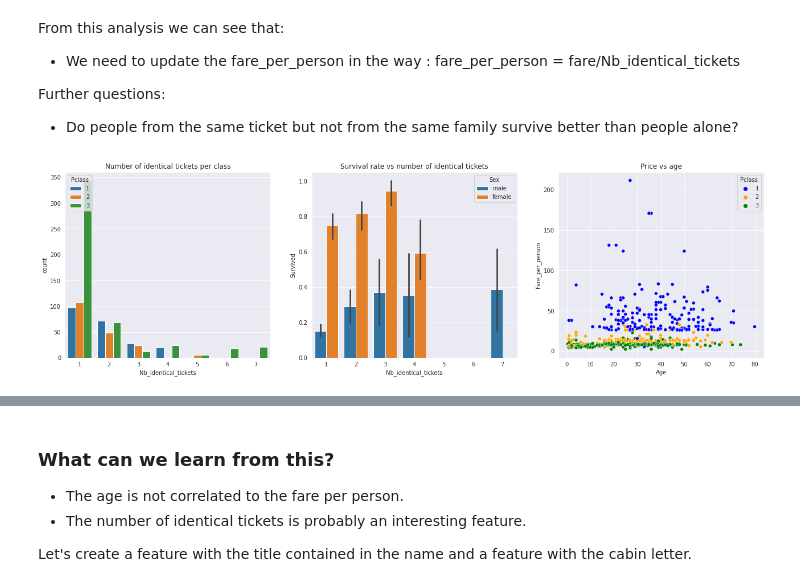
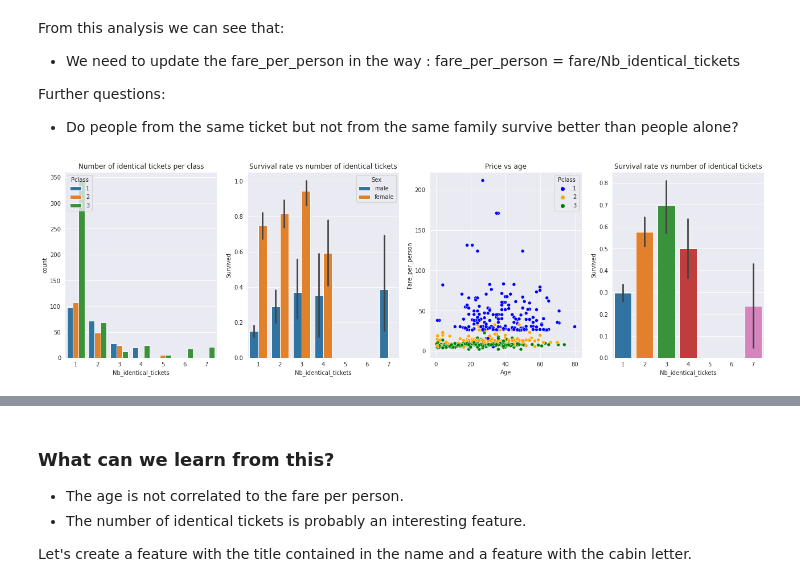
Before and after one commit to max-lutz/Kaggle_competitions, a Jupyter notebook: titanic-survival-prediction.ipynb, the cells around one changed output, grey strips where cells are left out. Drawn from its saved outputs; the diff is of its cells as text; code cells hidden in the pictures.

```diff
--- a/titanic-survival-prediction.ipynb
+++ b/titanic-survival-prediction.ipynb
@@ -408,18 +420,20 @@ Further questions:
 # %%
 for pclass in df['Pclass'].unique():
     df.loc[(df['Fare'] == 0) & (df['Pclass'] == pclass), 'Fare'] = df.loc[df['Pclass'] == pclass]['Fare'].median()
 df['Fare_per_person'] = df['Fare']/df['Nb_identical_tickets']
 
 
-fig, ax = plt.subplots(1,3, figsize=(22,6))
+fig, ax = plt.subplots(1,4, figsize=(22,6))
 sns.countplot(x="Nb_identical_tickets", hue="Pclass", data=df, ax=ax[0])
 ax[0].set_title('Number of identical tickets per class');
 sns.barplot(x="Nb_identical_tickets", y="Survived", hue="Sex", data=df, ax=ax[1])
 ax[1].set_title('Survival rate vs number of identical tickets');
 sns.scatterplot(x="Age", y="Fare_per_person", hue="Pclass", data=df, ax=ax[2], palette=['blue', 'orange', 'green'])
 ax[2].set_title('Price vs age');
+sns.barplot(x="Nb_identical_tickets", y="Survived", data=df, ax=ax[3])
+ax[3].set_title('Survival rate vs number of identical tickets');
 # %% [output]
-[figure, old version]
+[figure, new version]
 # %%
 df.loc[(df['Fare_per_person'] <= 25) & (df['Pclass'] == 1)]
 # %% [output]
```
Also changed, not shown: parts of 30 cells of this notebook.
